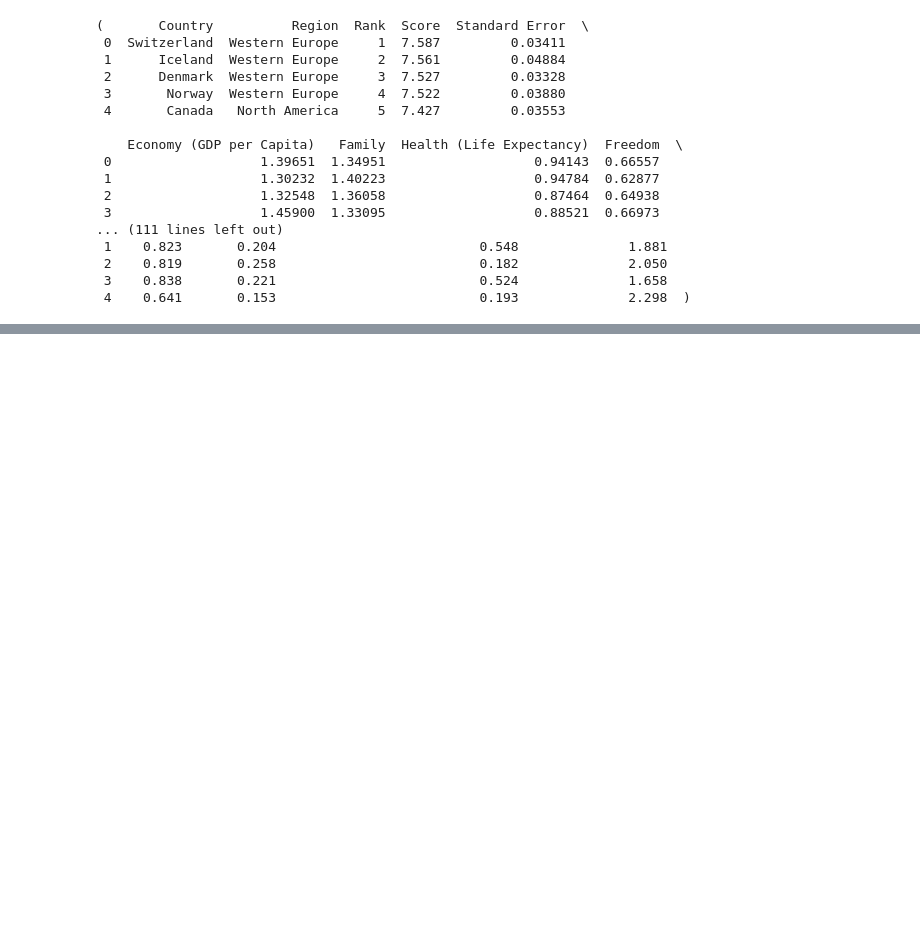
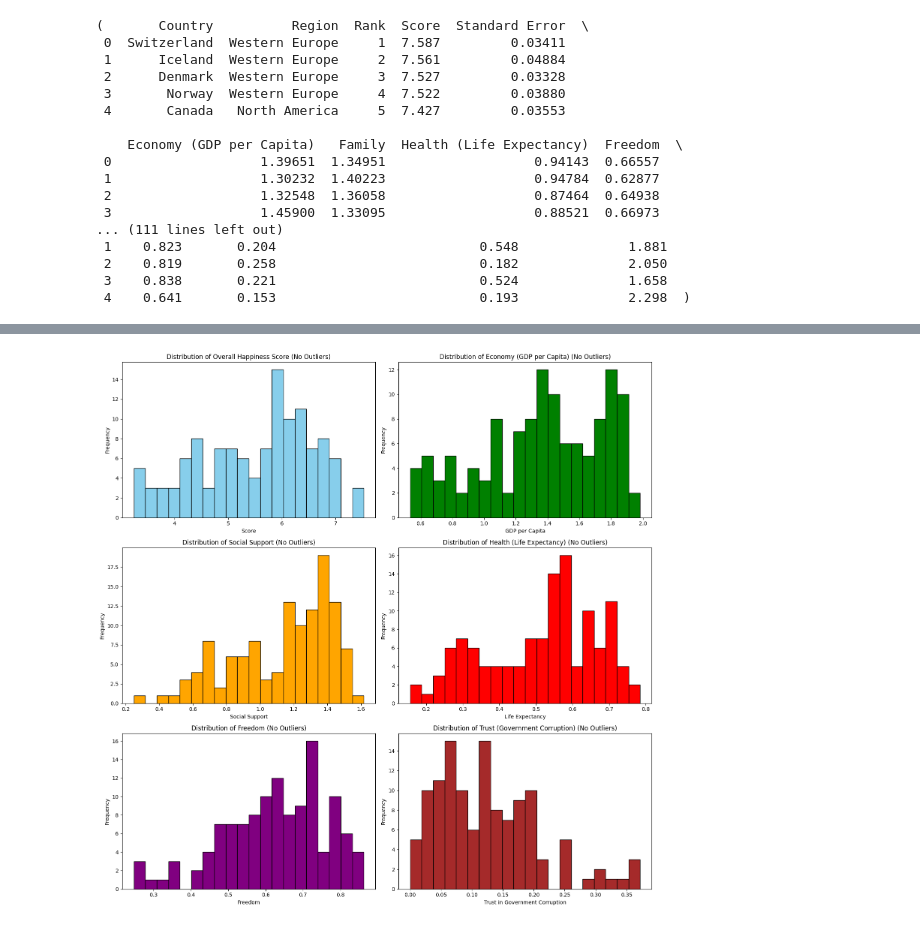
Before and after one commit to fileoy/Usecase-2, a Jupyter notebook: EDA explain template.ipynb, the cells around one changed output, grey strips where cells are left out. Cells and saved outputs as stored; diff of their text form; code cells hidden in the pictures; blank space fills up the shorter version.

```diff
--- a/EDA explain template.ipynb
+++ b/EDA explain template.ipynb
@@ -853,0 +900,64 @@ We use 3 common visualization methods:
+# %%
+# Using the IQR method to remove outliers for each metric
+
+def remove_outliers(df, column):
+    Q1 = df[column].quantile(0.25)
+    Q3 = df[column].quantile(0.75)
+    IQR = Q3 - Q1
+    lower_bound = Q1 - 1.5 * IQR
+    upper_bound = Q3 + 1.5 * IQR
+    return df[(df[column] >= lower_bound) & (df[column] <= upper_bound)]
+
+# Removing outliers from each of the key columns
+columns_to_check = ['Score', 'Economy (GDP per Capita)', 'Social Support', 'Health (Life Expectancy)',
+                    'Freedom', 'Trust (Government Corruption)']
+
+h24_df_filtered = h24_df.copy()
+for col in columns_to_check:
+    h24_df_filtered = remove_outliers(h24_df_filtered, col)
+
+# Plotting the distributions after outlier removal
+fig, axs = plt.subplots(3, 2, figsize=(15, 15))
+
+# Plot for Score (Overall Happiness)
+axs[0, 0].hist(h24_df_filtered['Score'], bins=20, color='skyblue', edgecolor='black')
+axs[0, 0].set_title('Distribution of Overall Happiness Score (No Outliers)')
+axs[0, 0].set_xlabel('Score')
+axs[0, 0].set_ylabel('Frequency')
+
+# Plot for Economy (GDP per Capita)
+axs[0, 1].hist(h24_df_filtered['Economy (GDP per Capita)'], bins=20, color='green', edgecolor='black')
+axs[0, 1].set_title('Distribution of Economy (GDP per Capita) (No Outliers)')
+axs[0, 1].set_xlabel('GDP per Capita')
+axs[0, 1].set_ylabel('Frequency')
+
+# Plot for Social Support
+axs[1, 0].hist(h24_df_filtered['Social Support'], bins=20, color='orange', edgecolor='black')
+axs[1, 0].set_title('Distribution of Social Support (No Outliers)')
+axs[1, 0].set_xlabel('Social Support')
+axs[1, 0].set_ylabel('Frequency')
+
+# Plot for Health (Life Expectancy)
+axs[1, 1].hist(h24_df_filtered['Health (Life Expectancy)'], bins=20, color='red', edgecolor='black')
+axs[1, 1].set_title('Distribution of Health (Life Expectancy) (No Outliers)')
+axs[1, 1].set_xlabel('Life Expectancy')
+axs[1, 1].set_ylabel('Frequency')
+
+# Plot for Freedom
+axs[2, 0].hist(h24_df_filtered['Freedom'], bins=20, color='purple', edgecolor='black')
+axs[2, 0].set_title('Distribution of Freedom (No Outliers)')
+axs[2, 0].set_xlabel('Freedom')
+axs[2, 0].set_ylabel('Frequency')
+
+# Plot for Trust (Government Corruption)
+axs[2, 1].hist(h24_df_filtered['Trust (Government Corruption)'], bins=20, color='brown', edgecolor='black')
+axs[2, 1].set_title('Distribution of Trust (Government Corruption) (No Outliers)')
+axs[2, 1].set_xlabel('Trust in Government Corruption')
+axs[2, 1].set_ylabel('Frequency')
+
+plt.tight_layout()
+
+# Display the plots
+plt.show()
+# %% [output]
+[figure, added]
```
Also changed, not shown: parts of 42 cells of this notebook.
